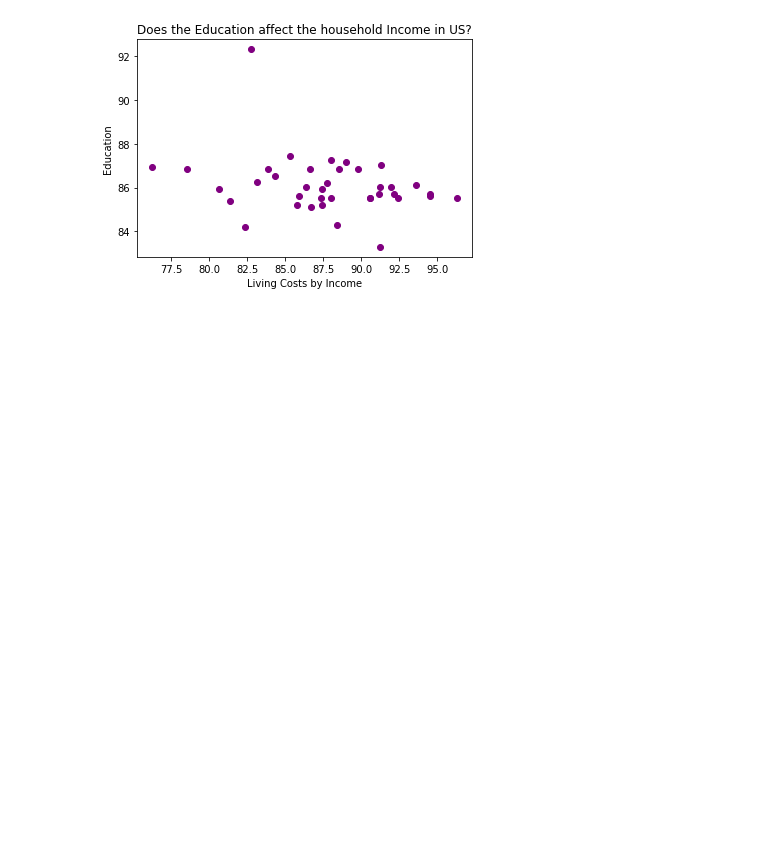
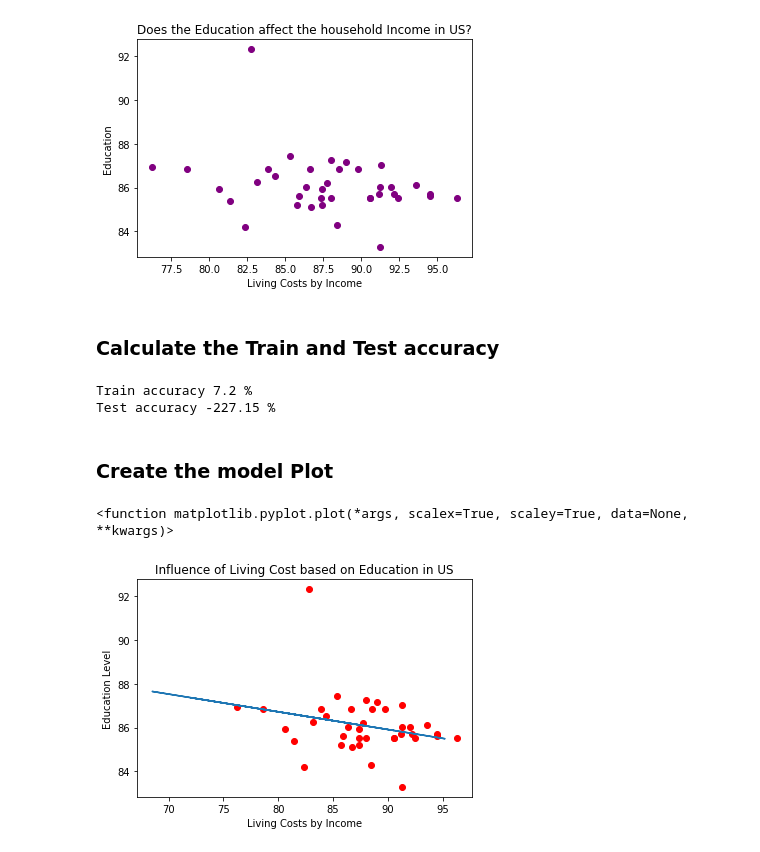
Before and after one commit to ilealm/linear-regression, a Jupyter notebook: regression.ipynb, the cells around one changed output. Drawn from its saved outputs; the diff is of its cells as text; code cells hidden in the pictures; blank space fills up the shorter version.

```diff
--- a/regression.ipynb
+++ b/regression.ipynb
@@ -111,3 +111,26 @@ plt.title('Does the Education affect the household Income in US?')
 plt.show()
 # %% [output]
 [figure]
+# %% [markdown]
+### Calculate the Train and Test accuracy
+# %%
+lm = LinearRegression()
+lm.fit(x_train,y_train)
+y_predict = lm.predict(x_test)
+print(f"Train accuracy {round(lm.score(x_train,y_train)*100,2)} %")
+print(f"Test accuracy {round(lm.score(x_test,y_test)*100,2)} %")
+# %% [output]
+Train accuracy 7.2 %
+Test accuracy -227.15 %
+# %% [markdown]
+### Create the model Plot
+# %%
+plt.scatter(x_train,y_train,color='red')
+plt.plot(x_test,y_predict)
+plt.xlabel("Living Costs by Income")
+plt.ylabel("Education Level")
+plt.title("Influence of Living Cost based on Education in US")
+plt.plot
+# %% [output]
+<function matplotlib.pyplot.plot(*args, scalex=True, scaley=True, data=None, **kwargs)>
+[figure, added]
```
Also changed, not shown: parts of 10 cells of this notebook, 2 other files.
